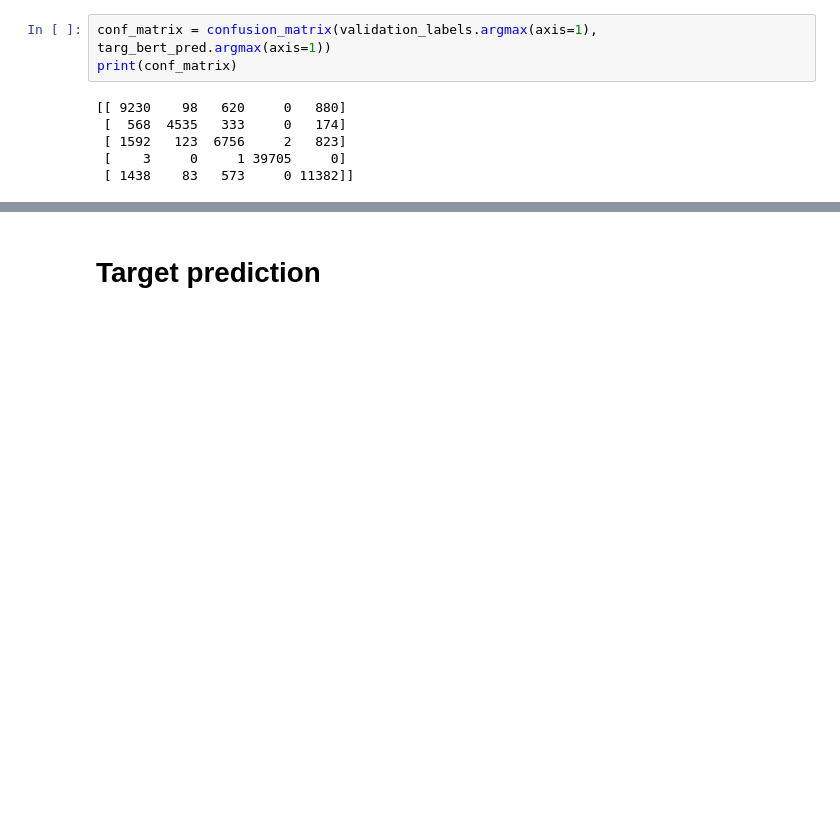
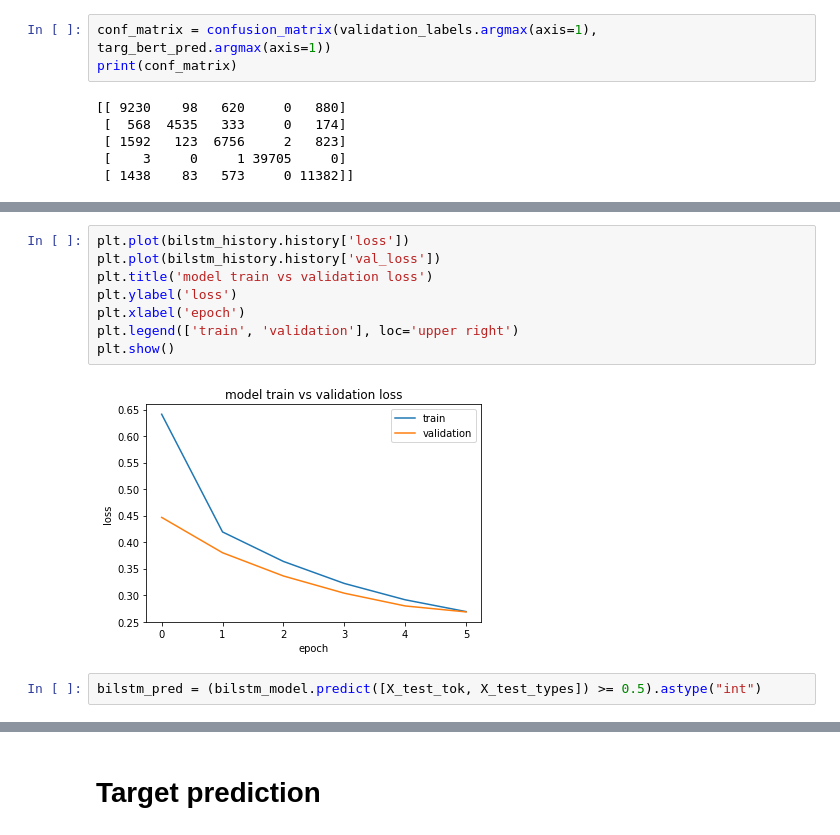
Before and after one commit to d-roland/toxicityDetection, a Jupyter notebook: CS224n_Toxicity_Detection.ipynb, the cells around one changed output, grey strips where cells are left out. Saved outputs shown, nothing was run; the diff lists cells and outputs as text; blank space fills up the shorter version.

```diff
--- a/CS224n_Toxicity_Detection.ipynb
+++ b/CS224n_Toxicity_Detection.ipynb
@@ -2619,0 +2797,12 @@ print(conf_matrix)
+# %%
+plt.plot(bilstm_history.history['loss'])
+plt.plot(bilstm_history.history['val_loss'])
+plt.title('model train vs validation loss')
+plt.ylabel('loss')
+plt.xlabel('epoch')
+plt.legend(['train', 'validation'], loc='upper right')
+plt.show()
+# %% [output]
+[figure, added]
+# %%
+bilstm_pred = (bilstm_model.predict([X_test_tok, X_test_types]) >= 0.5).astype("int")
```
Also changed, not shown: parts of 40 cells of this notebook.
